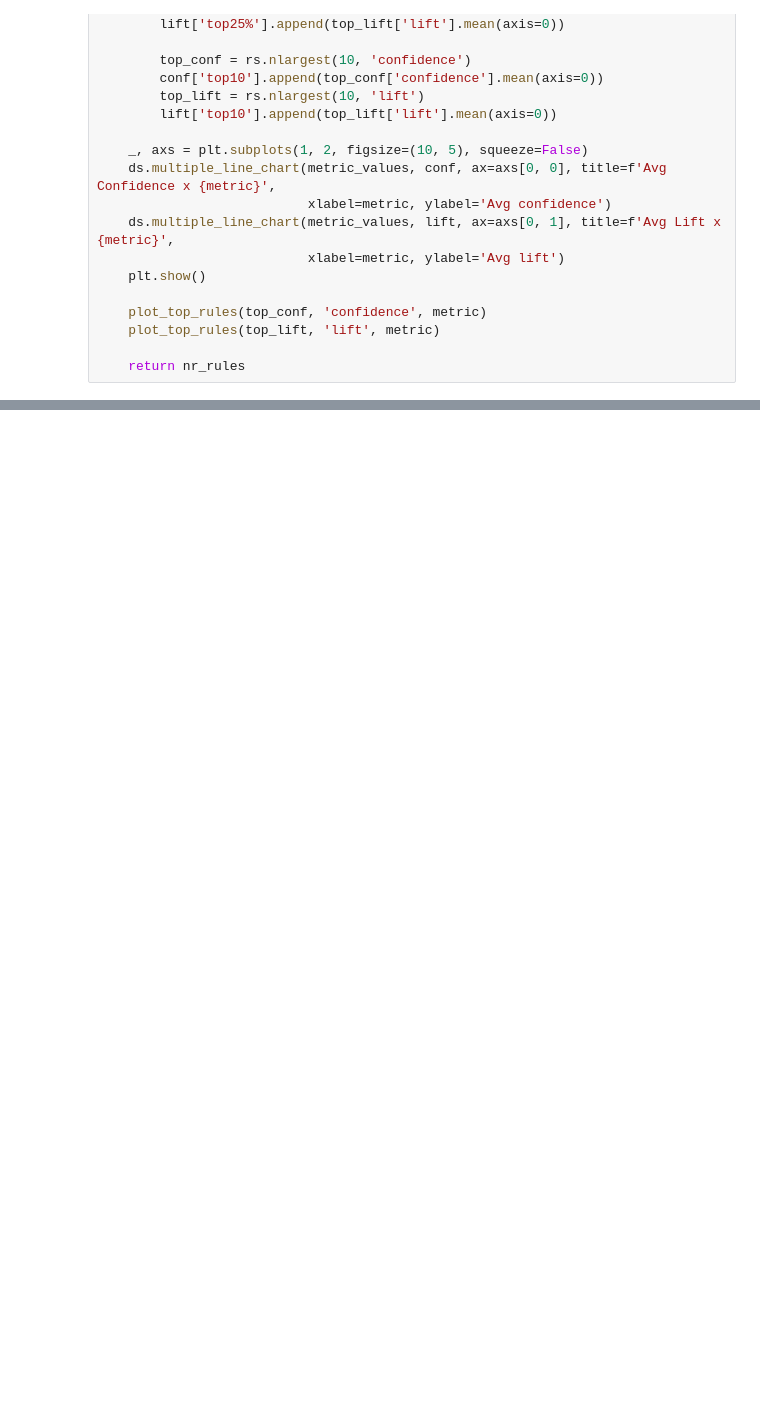
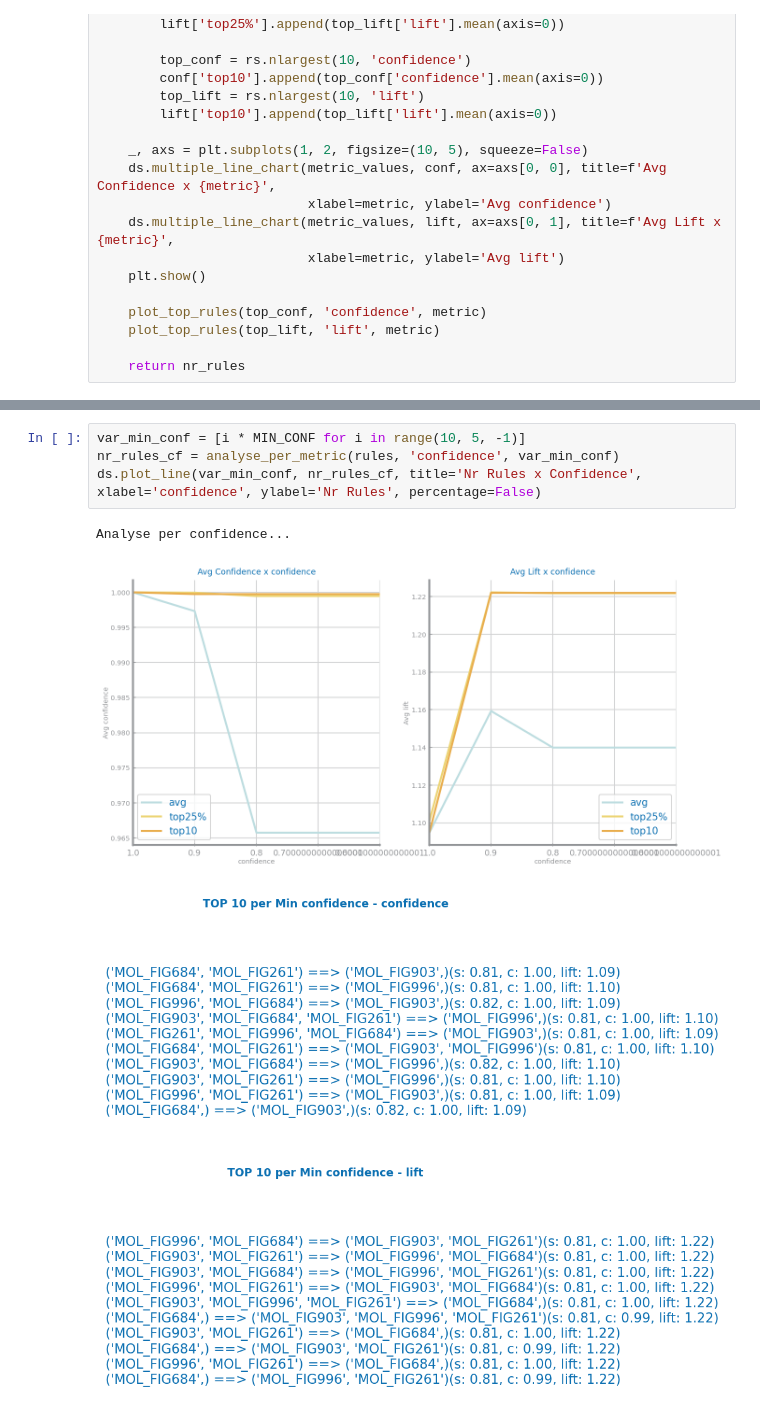
Before and after one commit to diogo-costa98/cdados, a Jupyter notebook: Pattern Mining/Lab8_qsar_oral_toxicity.ipynb, the cells around one changed output, grey strips where cells are left out. Saved outputs shown, nothing was run; the diff lists cells and outputs as text; blank space fills up the shorter version.

```diff
--- a/Pattern Mining/Lab8_qsar_oral_toxicity.ipynb
+++ b/Pattern Mining/Lab8_qsar_oral_toxicity.ipynb
@@ -233,0 +340,9 @@ TypeError: Column 'confidence' has dtype object, cannot use method 'nlargest' wi
+# %%
+var_min_conf = [i * MIN_CONF for i in range(10, 5, -1)]
+nr_rules_cf = analyse_per_metric(rules, 'confidence', var_min_conf)
+ds.plot_line(var_min_conf, nr_rules_cf, title='Nr Rules x Confidence', xlabel='confidence', ylabel='Nr Rules', percentage=False)
+# %% [output]
+Analyse per confidence...
+[figure, added]
+[figure, added]
+[figure, added]
```
Also changed, not shown: parts of 21 cells of this notebook.
